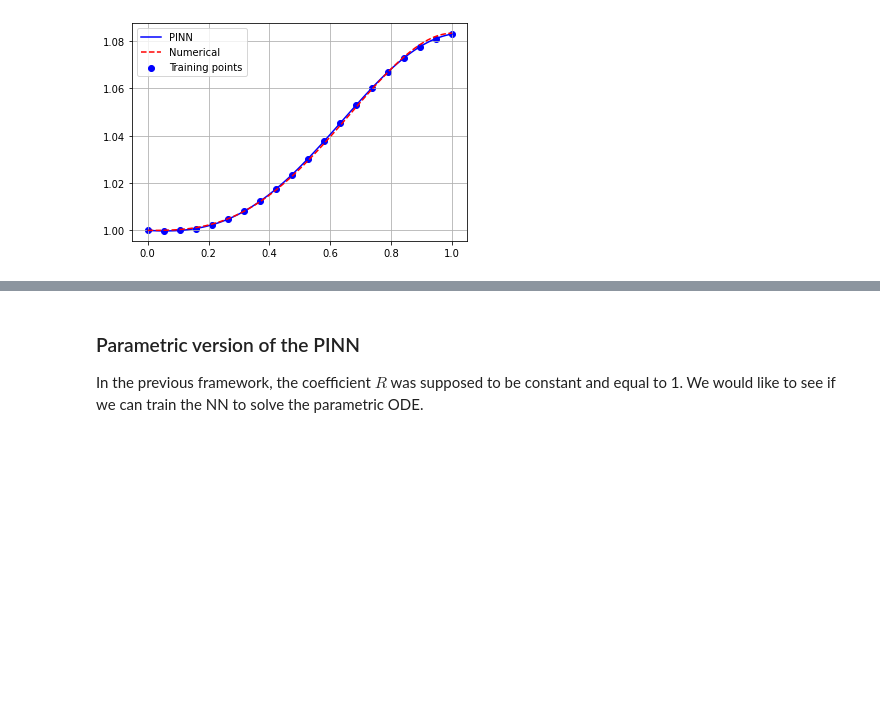
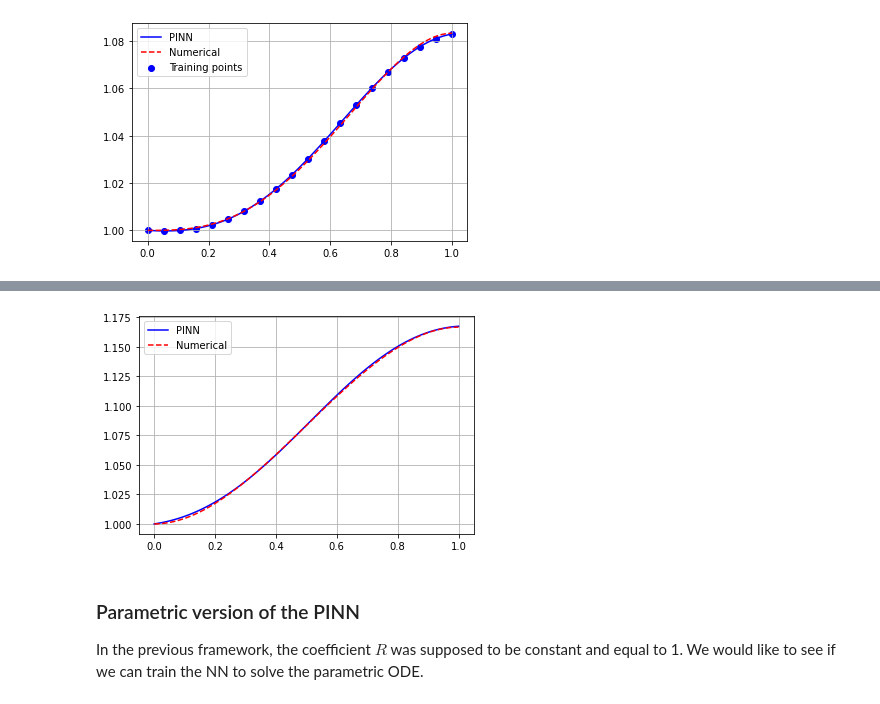
Before and after one commit to Steriva/PINNs-pyTorch, a Jupyter notebook: PINN_ODEs.ipynb, the cells around one changed output, grey strips where cells are left out. Saved outputs shown, nothing was run; the diff lists cells and outputs as text; code cells hidden in the pictures; blank space fills up the shorter version.

```diff
--- a/PINN_ODEs.ipynb
+++ b/PINN_ODEs.ipynb
@@ -208,3 +328,25 @@ plt.grid(which='minor',linestyle='--')
+# %%
+t_eval = np.linspace(0,1,100)
+
+# numeric solution
+def logistic_eq_fn(x, y):
+    return 1. * x * (1 - x)
+
+numeric_solution = solve_ivp(
+    logistic_eq_fn, domain, [1.], t_eval=t_eval
+)
+
+pinn_prediction, _ = model.predict(t_eval.reshape(-1,1))
+
+plt.plot(t_eval, pinn_prediction, 'b', label='PINN')
+plt.plot(t_eval, numeric_solution.y.T, 'r--', label = 'Numerical')
+
+
+plt.legend()
+plt.grid(which='major',linestyle='-')
+plt.grid(which='minor',linestyle='--')
+# %% [output]
+[figure, added]
 # %% [markdown]
 ### Parametric version of the PINN
 In the previous framework, the coefficient $R$ was supposed to be constant and equal to 1. We would like to see if we can train the NN to solve the parametric ODE.
```
Also changed, not shown: parts of 13 cells of this notebook.
